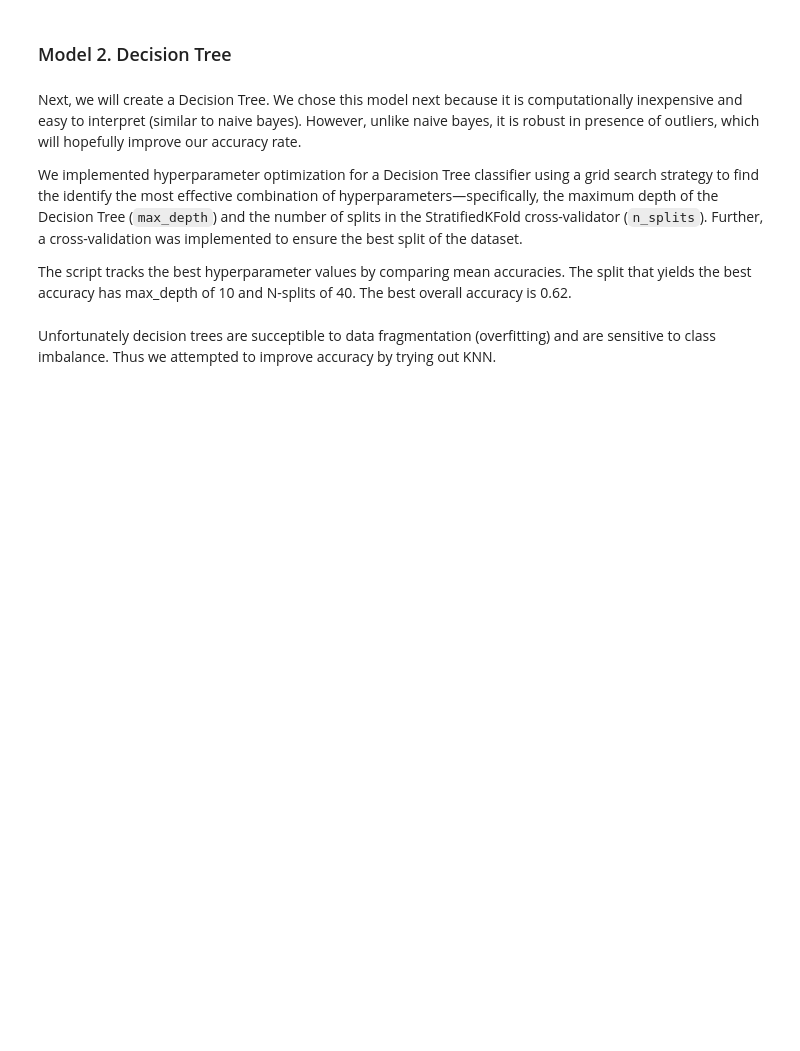
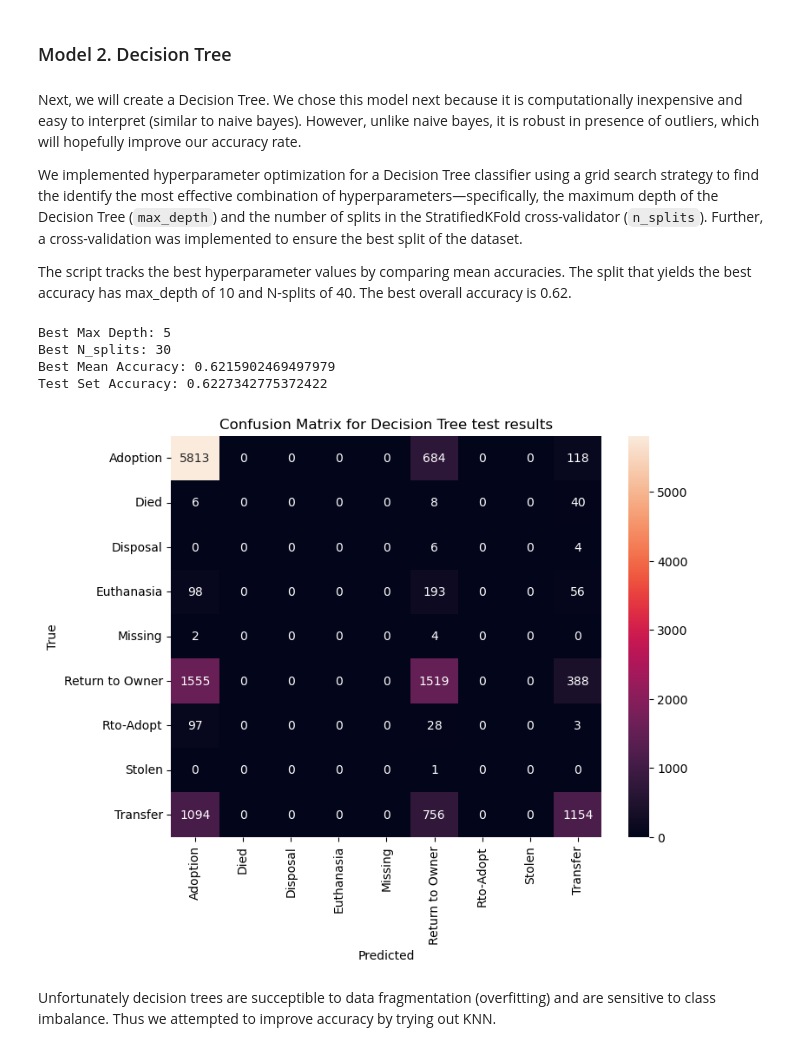
Before and after one commit to shruti2003/MLFinalProject, a Jupyter notebook: ML Final Project.ipynb, the cells around one changed output. Saved outputs shown, nothing was run; the diff lists cells and outputs as text; code cells hidden in the pictures; blank space fills up the shorter version.

```diff
--- a/ML Final Project.ipynb
+++ b/ML Final Project.ipynb
@@ -580,8 +728,10 @@ import numpy as np
 import warnings
 warnings.filterwarnings("ignore")
 
-X = dog_data.drop('Outcome Type', axis=1)
-y = dog_data['Outcome Type']
+# X = dog_data.drop('Outcome Type', axis=1)
+# y = dog_data['Outcome Type']
+
+x_train, x_test, y_train, y_test = train_test_split(features, labels, test_size=0.2, random_state=42)
 
 # max_depth and n_splits we want to try
 max_depth_values = [5, 10, 15, 20]
@@ -598,7 +748,7 @@ for max_depth in max_depth_values:
         cv = StratifiedKFold(n_splits=n_splits, shuffle=True, random_state=42)
 
         # perform cross-validation
-        cv_scores = cross_val_score(dt_model, X, y, cv=cv, scoring='accuracy')
+        cv_scores = cross_val_score(dt_model, x_train, y_train, cv=cv, scoring='accuracy')
         mean_accuracy = np.mean(cv_scores)
 
         # update the best parameters if the current combination is better
@@ -607,10 +757,36 @@ for max_depth in max_depth_values:
             best_max_depth = max_depth
             best_n_splits = n_splits
 
+# calculate best model for test set accuracy
+final_dt_model = DecisionTreeClassifier(random_state=42, max_depth=best_max_depth, min_samples_split=2)
+final_dt_model.fit(x_train, y_train)
+test_accuracy = final_dt_model.score(x_test, y_test)
+
 # print the best hyperparameters and mean accuracy
 print("Best Max Depth:", best_max_depth)
 print("Best N_splits:", best_n_splits)
 print("Best Mean Accuracy:", best_mean_accuracy)
+print("Test Set Accuracy:", test_accuracy)
+
+warnings.resetwarnings()
+# %% [output]
+Best Max Depth: 5
+Best N_splits: 30
+Best Mean Accuracy: 0.6215902469497979
+Test Set Accuracy: 0.6227342775372422
+# %%
+# confusion matrix for test set predictions
+test_predictions = final_dt_model.predict(x_test)
+unique_labels = np.unique(y_test)
+conf_matrix = confusion_matrix(y_test, test_predictions)
+plt.figure(figsize=(8, 6))
+sns.heatmap(conf_matrix, annot=True, fmt="d", xticklabels=unique_labels, yticklabels=unique_labels)
+plt.xlabel('Predicted')
+plt.ylabel('True')
+plt.title('Confusion Matrix for Decision Tree test results')
+plt.show()
+# %% [output]
+[figure, added]
 # %% [markdown]
 Unfortunately decision trees are succeptible to data fragmentation (overfitting) and are sensitive to class imbalance. Thus we attempted to improve accuracy by trying out KNN.
 # %% [markdown]
```
Also changed, not shown: parts of 38 cells of this notebook.
